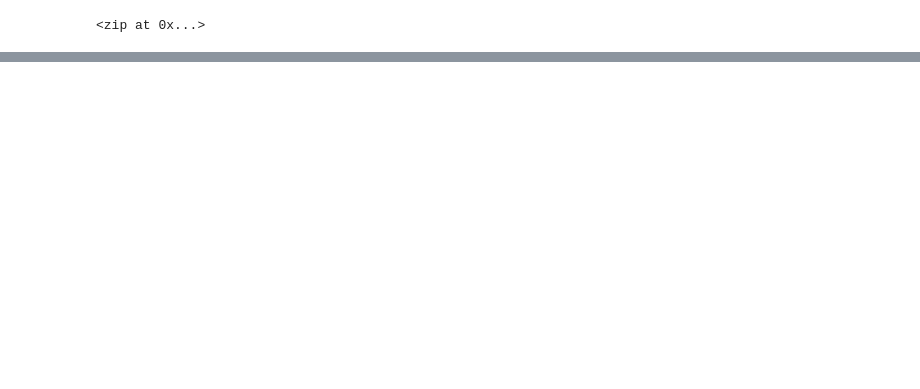
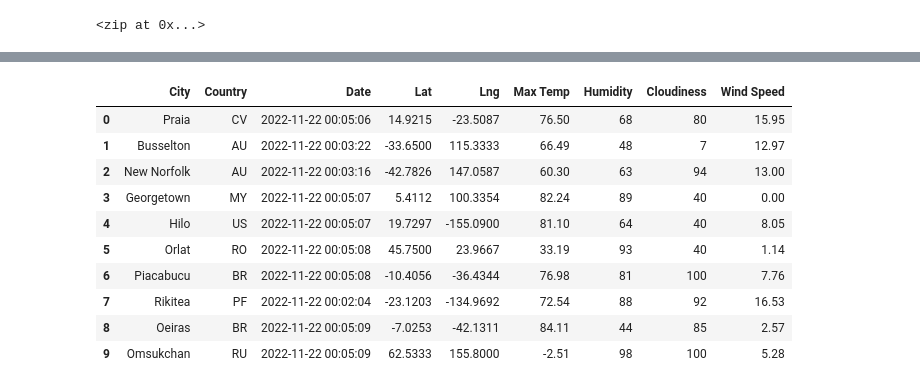
Before and after one commit to macstreet/World_Weather_Analysis, a Jupyter notebook: WeatherPy.ipynb, the cells around one changed output, grey strips where cells are left out. Saved outputs shown, nothing was run; the diff lists cells and outputs as text; code cells hidden in the pictures; blank space fills up the shorter version.

```diff
--- a/WeatherPy.ipynb
+++ b/WeatherPy.ipynb
@@ -57,0 +172,19 @@ len(cities)
+# %%
+# Reorder columns and add to dataframe
+new_column_order = ["City", "Country", "Date", "Lat", "Lng", "Max Temp", "Humidity", "Cloudiness", "Wind Speed"]
+
+city_data_df = city_data_df[new_column_order]
+
+city_data_df.head(10)
+# %% [output]
+|  | City | Country | Date | Lat | Lng | Max Temp | Humidity | Cloudiness | Wind Speed |
+| 0 | Praia | CV | 2022-11-22 00:05:06 | 14.9215 | -23.5087 | 76.50 | 68 | 80 | 15.95 |
+| 1 | Busselton | AU | 2022-11-22 00:03:22 | -33.6500 | 115.3333 | 66.49 | 48 | 7 | 12.97 |
+| 2 | New Norfolk | AU | 2022-11-22 00:03:16 | -42.7826 | 147.0587 | 60.30 | 63 | 94 | 13.00 |
+| 3 | Georgetown | MY | 2022-11-22 00:05:07 | 5.4112 | 100.3354 | 82.24 | 89 | 40 | 0.00 |
+| 4 | Hilo | US | 2022-11-22 00:05:07 | 19.7297 | -155.0900 | 81.10 | 64 | 40 | 8.05 |
+| 5 | Orlat | RO | 2022-11-22 00:05:08 | 45.7500 | 23.9667 | 33.19 | 93 | 40 | 1.14 |
+| 6 | Piacabucu | BR | 2022-11-22 00:05:08 | -10.4056 | -36.4344 | 76.98 | 81 | 100 | 7.76 |
+| 7 | Rikitea | PF | 2022-11-22 00:02:04 | -23.1203 | -134.9692 | 72.54 | 88 | 92 | 16.53 |
+| 8 | Oeiras | BR | 2022-11-22 00:05:09 | -7.0253 | -42.1311 | 84.11 | 44 | 85 | 2.57 |
+| 9 | Omsukchan | RU | 2022-11-22 00:05:09 | 62.5333 | 155.8000 | -2.51 | 98 | 100 | 5.28 |
```
Also changed, not shown: parts of 10 cells of this notebook, 2 other files.
